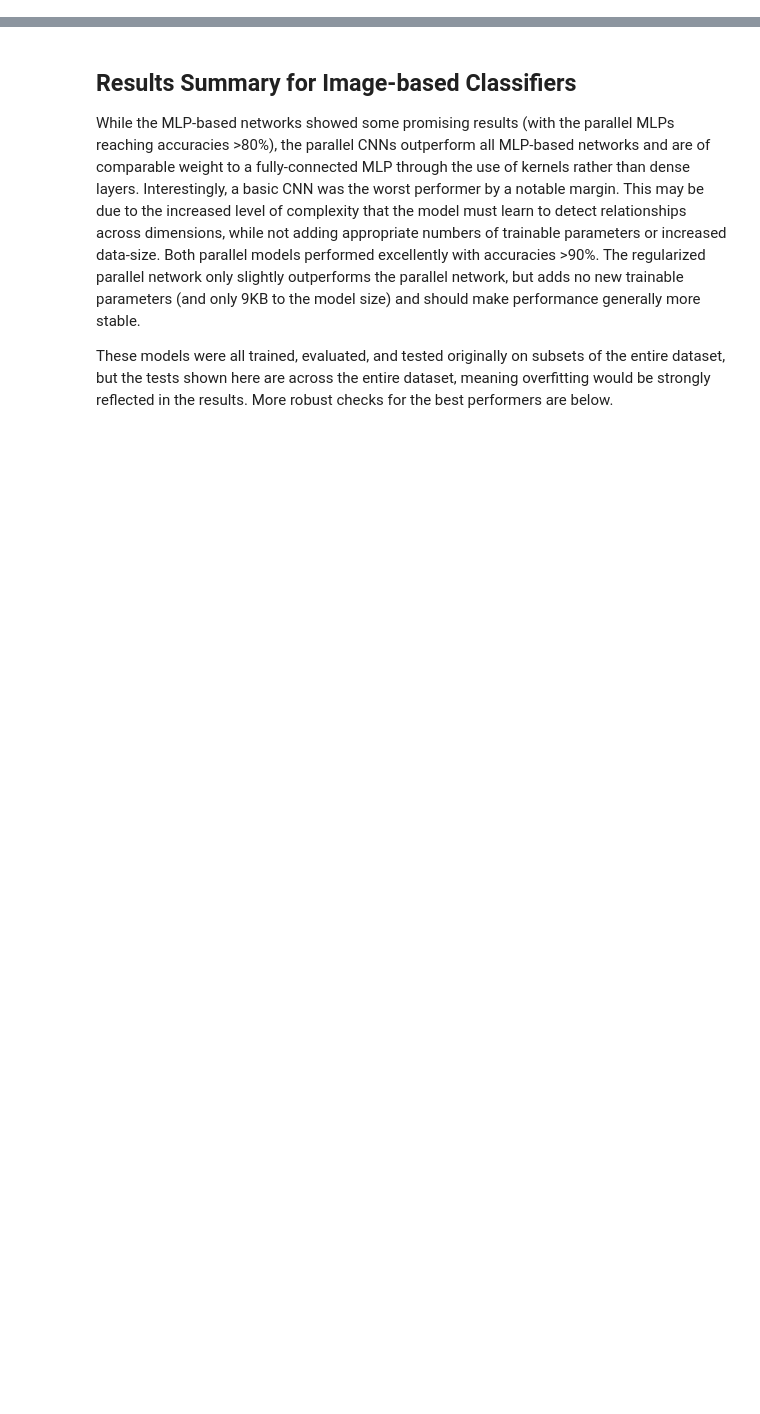
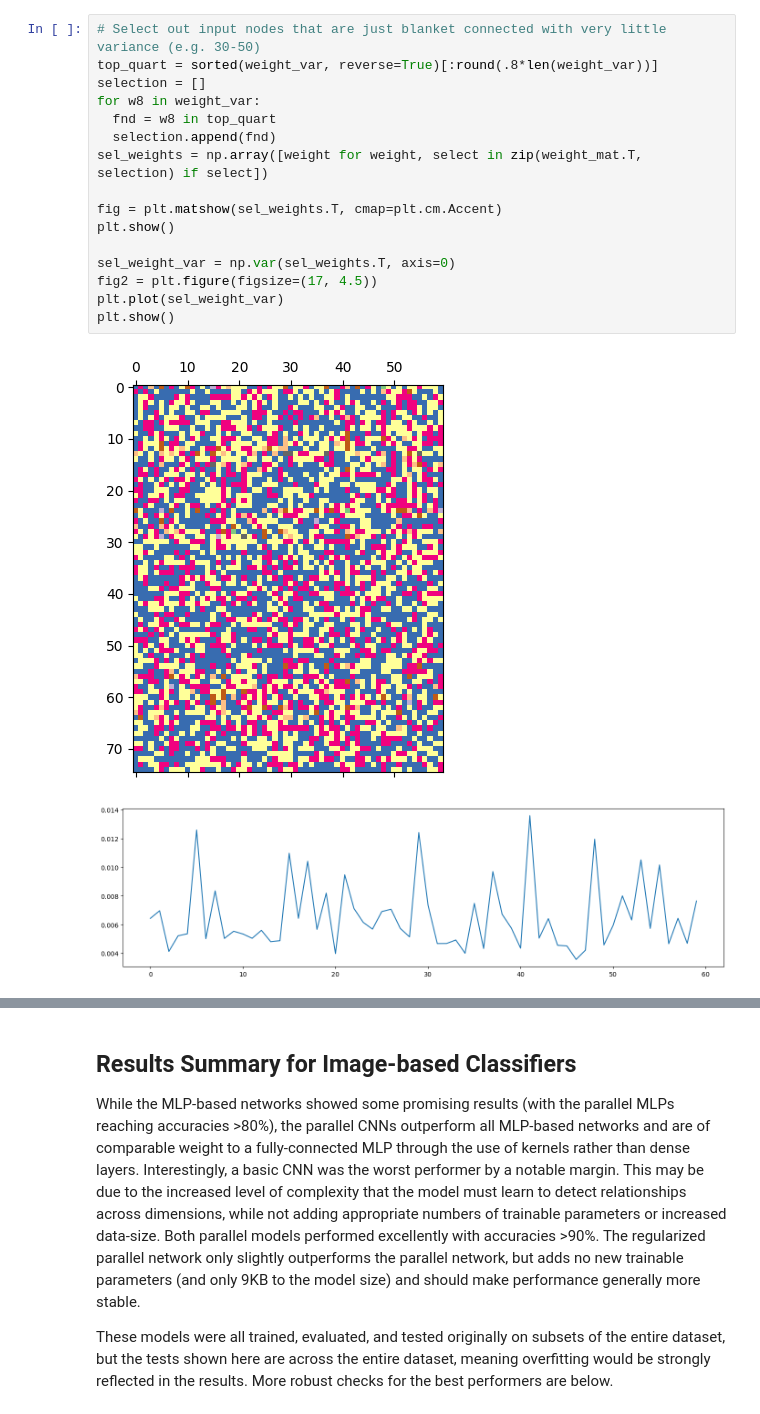
Before and after one commit to jiversivers/nsclc, a Jupyter notebook: model_tests.ipynb, the cells around one changed output, grey strips where cells are left out. Cells and saved outputs as stored; diff of their text form; blank space fills up the shorter version.

```diff
--- a/model_tests.ipynb
+++ b/model_tests.ipynb
@@ -160,0 +519,19 @@ print(f'Accuracy over whole dataset: {100*correct / len(data):.2f}%')
+# %%
+# Select out input nodes that are just blanket connected with very little variance (e.g. 30-50)
+top_quart = sorted(weight_var, reverse=True)[:round(.8*len(weight_var))]
+selection = []
+for w8 in weight_var:
+  fnd = w8 in top_quart
+  selection.append(fnd)
+sel_weights = np.array([weight for weight, select in zip(weight_mat.T, selection) if select])
+
+fig = plt.matshow(sel_weights.T, cmap=plt.cm.Accent)
+plt.show()
+
+sel_weight_var = np.var(sel_weights.T, axis=0)
+fig2 = plt.figure(figsize=(17, 4.5))
+plt.plot(sel_weight_var)
+plt.show()
+# %% [output]
+[figure, added]
+[figure, added]
```
Also changed, not shown: parts of 82 cells of this notebook.
